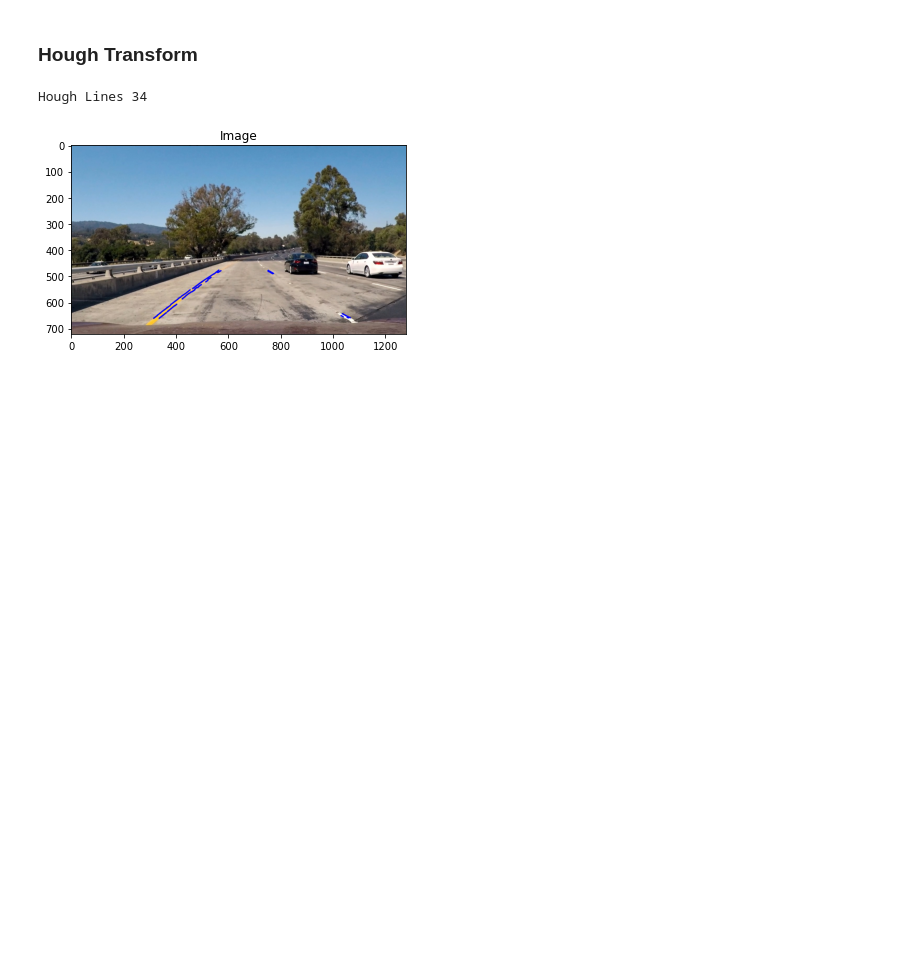
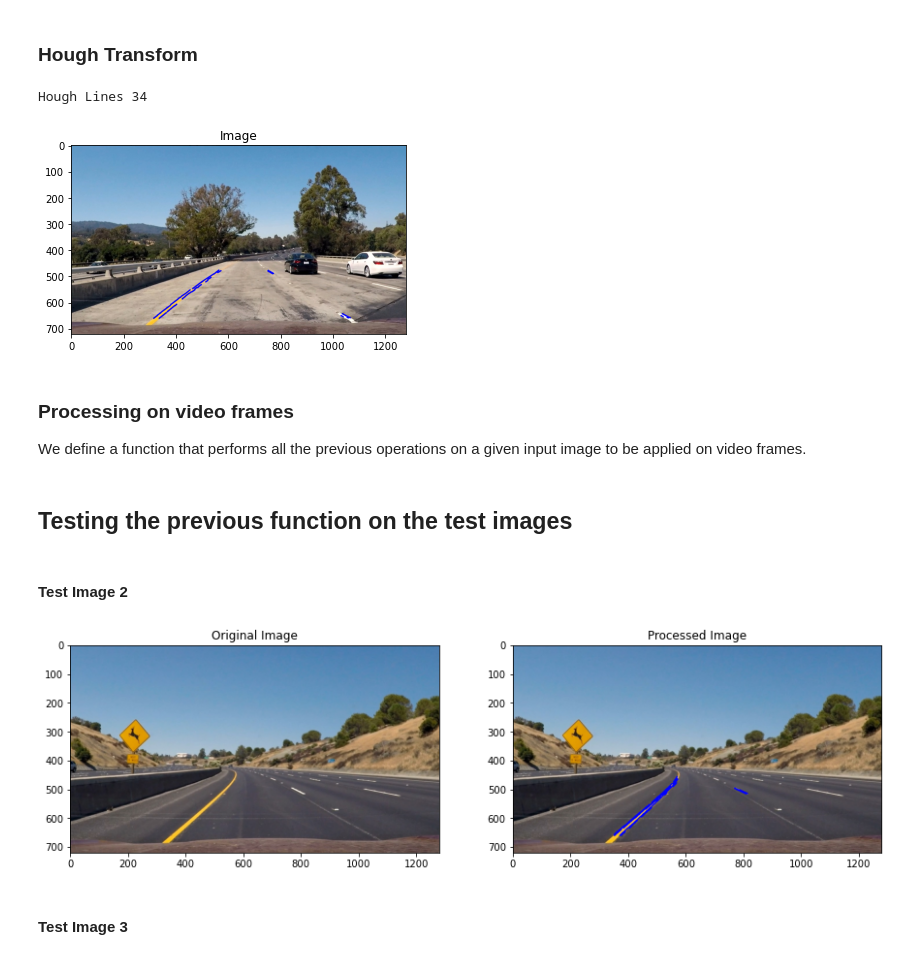
Before and after one commit to mahmodKhaled/Simple-Perception-Stack-for-Self-Driving-Cars, a Jupyter notebook: test_image_detection.ipynb, the cells around one changed output. Saved outputs shown, nothing was run; the diff lists cells and outputs as text; code cells hidden in the pictures; blank space fills up the shorter version.

Commit message:
adding processing function and testing it on test images

```diff
--- a/test_image_detection.ipynb
+++ b/test_image_detection.ipynb
@@ -99,3 +99,41 @@ show_image(RGB_test_image)
 # %% [output]
 Hough Lines 34
 [figure]
+# %% [markdown]
+### Processing on video frames
+We define a function that performs all the previous operations on a given input image to be applied on video frames.
+# %%
+def frame_process(test_image):
+    RGB_test_image = np.copy(test_image)
+    image_width = RGB_test_image.shape[1]
+    image_height = RGB_test_image.shape[0]
+    hls_test_image = cv.cvtColor(RGB_test_image , cv.COLOR_RGB2HLS)
+    h , l , s = cv.split(hls_test_image)
+    canny_test_image = cv.Canny(s , 200 , 255)
+    vertices_of_region_of_interest = [(100 , 660) , (image_width / 2 , image_height / 2 + 65) , (1200 , 660)]
+    cropped_test_image = region_of_intereset(canny_test_image , np.array([vertices_of_region_of_interest] , np.int32))
+    hough_lines = cv.HoughLinesP(cropped_test_image , 1 , np.pi / 180 , 20 , minLineLength = 7 , maxLineGap = 1)
+
+    if hough_lines is not None:
+        for line in hough_lines :
+            x1 ,y1 ,x2 ,y2 = line[0]
+            cv.line(RGB_test_image , (x1 , y1) , (x2 ,y2) , (0 , 0 , 255) , thickness = 4)
+    return RGB_test_image
+# %% [markdown]
+## Testing the previous function on the test images
+# %% [markdown]
+#### Test Image 2
+# %%
+test_image2 = cv.imread('test_images/test2.jpg')
+test_image2 = cv.cvtColor(test_image2, cv.COLOR_BGR2RGB)
+test_image2_processed = frame_process(test_image2)
+# %%
+fig = plt.figure(figsize=(15,15))
+fig.add_subplot(1,2,1)
+show_image(test_image2, 'Original Image')
+fig.add_subplot(1,2,2)
+show_image(test_image2_processed, 'Processed Image')
+# %% [output]
+[figure, added]
+# %% [markdown]
+#### Test Image 3
```
Also changed, not shown: parts of 17 cells of this notebook.
